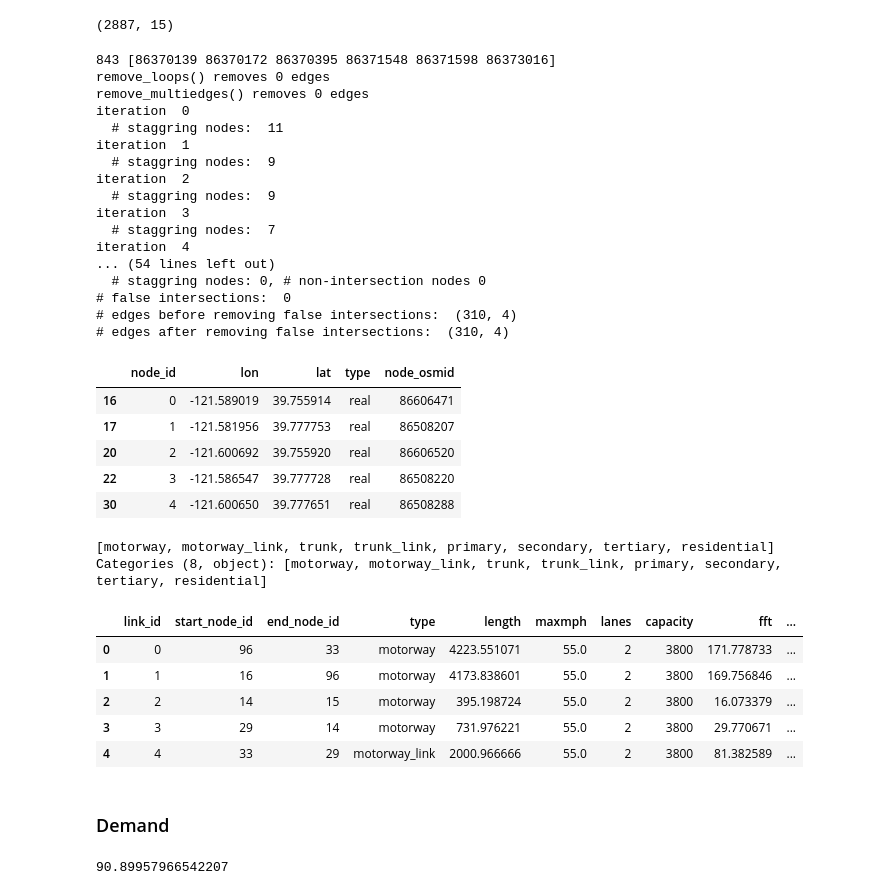
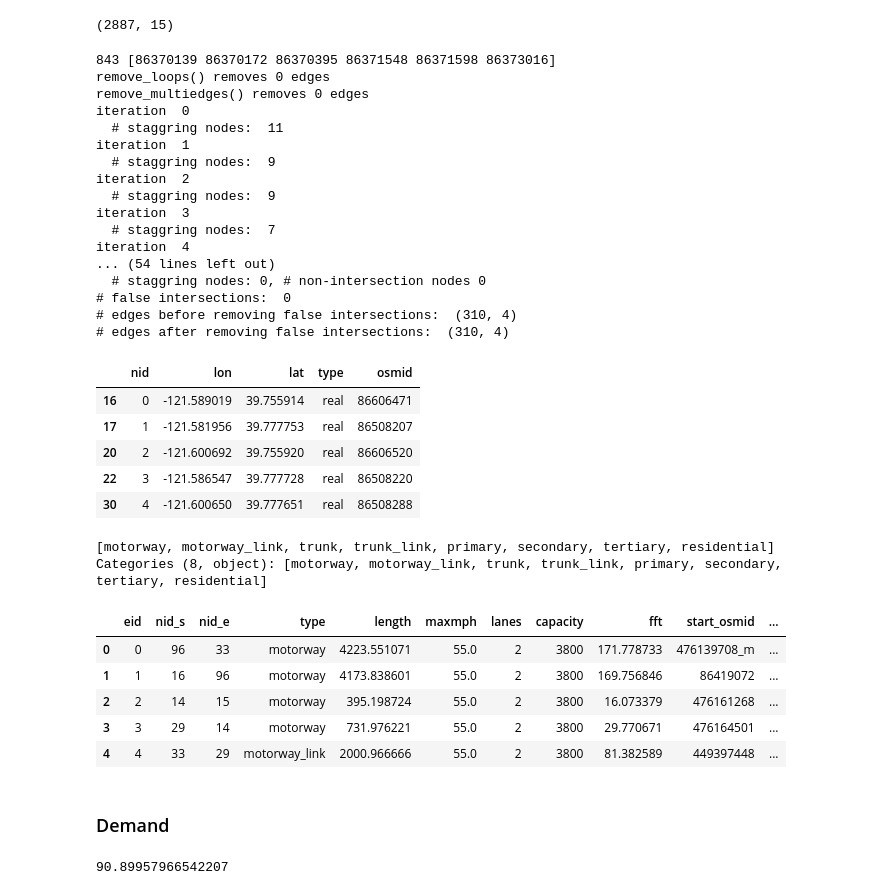
Before and after one commit to cb-cities/spatial_queue, a Jupyter notebook: projects/butte_osmnx/Butte.ipynb, the cells around one changed output. Cells and saved outputs as stored; diff of their text form; code cells hidden in the pictures.

Commit message:
butte fire processing

```diff
--- a/projects/butte_osmnx/Butte.ipynb
+++ b/projects/butte_osmnx/Butte.ipynb
@@ -144,58 +166,26 @@ nodes = gpd.GeoDataFrame(nodes, geometry=[Point(xy) for xy in zip(nodes.x, nodes
 ctm_nodes = nodes[nodes['osmid'].isin(ctm_nodes_list)].reset_index(drop=True)
 
 ### clean the network
-# ctm_nodes.to_csv('network_inputs/butte_simplified_ctm_nodes_test.csv', index=False)
-# ctm_edges.to_csv('network_inputs/butte_simplified_ctm_edges_test.csv', index=False)
-# ctm_nodes = pd.read_csv('network_inputs/butte_simplified_ctm_nodes_test.csv')
-# ctm_edges = pd.read_csv('network_inputs/butte_simplified_ctm_edges_test.csv')
-
 nodes_no_stag, edges_no_stag = reduce_network_util.remove_stag_nodes(ctm_nodes, ctm_edges, iteration=20)
-# nodes_no_stag.to_csv('network_inputs/butte_simplified_ctm_nodes_no_stag.csv', index=False)
-# edges_no_stag.to_csv('network_inputs/butte_simplified_ctm_edges_no_stag.csv', index=False)
-# nodes_no_stag = pd.read_csv('network_inputs/butte_simplified_ctm_nodes_test.csv')
-# edges_no_stag = pd.read_csv('network_inputs/butte_simplified_ctm_edges_test.csv')
-# print('********* ', edges_no_stag[edges_no_stag['osmid']=='538864403'].iloc[0])
-
 nodes_remain, edges_remain = reduce_network_util.remove_false_intersections(nodes_no_stag, edges_no_stag)
-# nodes_remain.to_csv('network_inputs/butte_simplified_ctm_nodes_no_false_int.csv', index=False)
-# edges_remain.to_csv('network_inputs/butte_simplified_ctm_edges_no_false_int.csv', index=False)
-# nodes_remain = pd.read_csv('network_inputs/butte_simplified_ctm_nodes_test.csv')
-# edges_remain = pd.read_csv('network_inputs/butte_simplified_ctm_edges_test.csv')
-# print('********* ', edges_remain[edges_remain['osmid']=='538864403'].iloc[0])
-
 nodes_long, edges_long = reduce_network_util.short_elements_to_nodes(nodes_remain, edges_remain)
-# # nodes_long.to_csv('network_inputs/butte_simplified_ctm_nodes_test.csv', index=False)
-# # edges_long.to_csv('network_inputs/butte_simplified_ctm_edges_test.csv', index=False)
-# # nodes_long = pd.read_csv('network_inputs/butte_simplified_ctm_nodes_test.csv')
-# # edges_long = pd.read_csv('network_inputs/butte_simplified_ctm_edges_test.csv')
-
 nodes_no_stag, edges_no_stag = reduce_network_util.remove_stag_nodes(nodes_long, edges_long)
-# # nodes_no_stag.to_csv('network_inputs/butte_simplified_ctm_nodes_test.csv', index=False)
-# # edges_no_stag.to_csv('network_inputs/butte_simplified_ctm_edges_test.csv', index=False)
-# # nodes_no_stag = pd.read_csv('network_inputs/butte_simplified_ctm_nodes_test.csv')
-# # edges_no_stag = pd.read_csv('network_inputs/butte_simplified_ctm_edges_test.csv')
-
 nodes_remain, edges_remain = reduce_network_util.remove_false_intersections(nodes_no_stag, edges_no_stag)
-# # nodes_remain.to_csv('network_inputs/butte_simplified_ctm_nodes_test.csv', index=False)
-# # edges_remain.to_csv('network_inputs/butte_simplified_ctm_edges_test.csv', index=False)
-# # nodes_remain = pd.read_csv('network_inputs/butte_simplified_ctm_nodes_test.csv')
-# # edges_remain = pd.read_csv('network_inputs/butte_simplified_ctm_edges_test.csv')
 
 ### populate node attributes
 nodes = nodes_remain[['x', 'y', 'osmid']].copy()
 nodes['type'] = 'real'
 nodes['node_id'] = np.arange(nodes.shape[0])
-nodes = nodes.rename(columns={'x': 'lon', 'y': 'lat', 'osmid': 'node_osmid'})
-display(nodes[['node_id', 'lon', 'lat', 'type', 'node_osmid']].head())
-nodes[['node_id', 'lon', 'lat', 'type', 'node_osmid']].to_csv('network_inputs/butte_simplified_ctm_nodes.csv', index=False)
+nodes = nodes.rename(columns={'x': 'lon', 'y': 'lat', 'node_id': 'nid'})
+display(nodes[['nid', 'lon', 'lat', 'type', 'osmid']].head())
+nodes[['nid', 'lon', 'lat', 'type', 'osmid']].to_csv('network_inputs/butte_simplified_ctm_nodes.csv', index=False)
 
 ### populate edge attributes
 edges = edges_remain[['u', 'v', 'highway', 'geometry']].copy()
 edges['link_id'] = np.arange(edges.shape[0])
-edges = edges.rename(columns={'u': 'start_osmid', 'v': 'end_osmid', 'highway': 'type'})
+edges = edges.rename(columns={'link_id': 'eid', 'u': 'start_osmid', 'v': 'end_osmid', 'highway': 'type'})
 # edges['start_osmid'] = edges['start_osmid'].astype('str')
-edges = edges.merge(nodes[['node_osmid', 'node_id']], how='left', left_on='start_osmid', right_on='node_osmid').merge(nodes[['node_osmid', 'node_id']], how='left', left_on='end_osmid', right_on='node_osmid', suffixes=['_start', '_end'])
-edges = edges.rename(columns={'node_id_start': 'start_node_id', 'node_id_end': 'end_node_id'})
+edges = edges.merge(nodes[['osmid', 'nid']], how='left', left_on='start_osmid', right_on='osmid').merge(nodes[['osmid', 'nid']], how='left', left_on='end_osmid', right_on='osmid', suffixes=['_s', '_e'])
 print(edges['type'].unique())
 
 # ### max speed
@@ -221,7 +211,7 @@ edges = gpd.GeoDataFrame(edges, crs='epsg:4326', geometry=edges['geometry'].appl
 edges['length'] = edges['geometry'].to_crs('epsg:3857').length
 edges['fft'] = edges['length']/edges['maxmph'] * 2.23694
 
-edges = edges[['link_id', 'start_node_id', 'end_node_id', 'type', 'length', 'maxmph', 'lanes', 'capacity', 'fft', 'start_osmid', 'end_osmid', 'geometry']]
+edges = edges[['eid', 'nid_s', 'nid_e', 'type', 'length', 'maxmph', 'lanes', 'capacity', 'fft', 'start_osmid', 'end_osmid', 'geometry']]
 display(edges.head())
 edges.to_csv('network_inputs/butte_simplified_ctm_edges.csv', index=False)
 
@@ -233,47 +223,47 @@ nodes['evac_zone'] = -1
 
 for zone in evac_zones.itertuples():
     zone_id = getattr(zone, 'id')
-    zone_geom = getattr(zone, 'geometry')
+    zone_geom = getattr(zone, 'geometry').buffer(10) ### a small buffer to cover nodes in the gap of zones
     coarse_node_ids = list(nodes_sindex.intersection(zone_geom.bounds))
     coarse_nodes = nodes.iloc[coarse_node_ids]
     precise_nodes = coarse_nodes[coarse_nodes.intersects(zone_geom)]
-    nodes['evac_zone'] = np.where(nodes['node_osmid'].isin(
-        precise_nodes['node_osmid']), zone_id, nodes['evac_zone'])
+    nodes['evac_zone'] = np.where(nodes['osmid'].isin(
+        precise_nodes['osmid']), zone_id, nodes['evac_zone'])
 
 nodes.groupby('evac_zone').size().head()
 nodes.to_crs('epsg:4326').to_csv('network_inputs/butte_simplified_ctm_nodes_zones.csv', index=False)
 # %% [output]
 843 [86370139 86370172 86370395 86371548 86371598 86373016]
 remove_loops() removes 0 edges
 remove_multiedges() removes 0 edges
 iteration  0
   # staggring nodes:  11
 iteration  1
   # staggring nodes:  9
 iteration  2
   # staggring nodes:  9
 iteration  3
   # staggring nodes:  7
 iteration  4
 ... (54 lines left out)
   # staggring nodes: 0, # non-intersection nodes 0
 # false intersections:  0
 # edges before removing false intersections:  (310, 4)
 # edges after removing false intersections:  (310, 4)
-|  | node_id | lon | lat | type | node_osmid |
+|  | nid | lon | lat | type | osmid |
 | 16 | 0 | -121.589019 | 39.755914 | real | 86606471 |
 | 17 | 1 | -121.581956 | 39.777753 | real | 86508207 |
 | 20 | 2 | -121.600692 | 39.755920 | real | 86606520 |
 | 22 | 3 | -121.586547 | 39.777728 | real | 86508220 |
 | 30 | 4 | -121.600650 | 39.777651 | real | 86508288 |
 [motorway, motorway_link, trunk, trunk_link, primary, secondary, tertiary, residential]
 Categories (8, object): [motorway, motorway_link, trunk, trunk_link, primary, secondary, tertiary, residential]
-|  | link_id | start_node_id | end_node_id | type | length | maxmph | lanes | capacity | fft | ... |
-| 0 | 0 | 96 | 33 | motorway | 4223.551071 | 55.0 | 2 | 3800 | 171.778733 | ... |
-| 1 | 1 | 16 | 96 | motorway | 4173.838601 | 55.0 | 2 | 3800 | 169.756846 | ... |
-| 2 | 2 | 14 | 15 | motorway | 395.198724 | 55.0 | 2 | 3800 | 16.073379 | ... |
-| 3 | 3 | 29 | 14 | motorway | 731.976221 | 55.0 | 2 | 3800 | 29.770671 | ... |
-| 4 | 4 | 33 | 29 | motorway_link | 2000.966666 | 55.0 | 2 | 3800 | 81.382589 | ... |
+|  | eid | nid_s | nid_e | type | length | maxmph | lanes | capacity | fft | start_osmid | ... |
+| 0 | 0 | 96 | 33 | motorway | 4223.551071 | 55.0 | 2 | 3800 | 171.778733 | 476139708_m | ... |
+| 1 | 1 | 16 | 96 | motorway | 4173.838601 | 55.0 | 2 | 3800 | 169.756846 | 86419072 | ... |
+| 2 | 2 | 14 | 15 | motorway | 395.198724 | 55.0 | 2 | 3800 | 16.073379 | 476161268 | ... |
+| 3 | 3 | 29 | 14 | motorway | 731.976221 | 55.0 | 2 | 3800 | 29.770671 | 476164501 | ... |
+| 4 | 4 | 33 | 29 | motorway_link | 2000.966666 | 55.0 | 2 | 3800 | 81.382589 | 449397448 | ... |
 # %%
 ### Assign speed etc to CTM edges
 # %% [markdown]
@@ -290,7 +280,8 @@ from shapely import wkt
 from shapely.geometry import Point
 # %%
 ### node file
-nodes_df = pd.read_csv('network_inputs/butte_ctm_nodes_sim.csv')
+# nodes_df = pd.read_csv('network_inputs/butte_simplified_ctm_nodes.csv')
+nodes_df = pd.read_csv('network_inputs/butte_nodes_sim.csv')
 nodes_gdf = gpd.GeoDataFrame(nodes_df, geometry=[Point(xy) for xy in zip(nodes_df.lon, nodes_df.lat)], crs='epsg:4326').to_crs('epsg:3857')
 
 ### city boundary
@@ -306,12 +297,10 @@ parcels = gpd.read_file('demand_inputs/BCAG_GIS_Request/parcel/parcel.shp').to_c
 
 ### evacuation zone
 evac_zones = gpd.read_file('demand_inputs/digitized_evacuation_zone/digitized_evacuation_zone.shp').to_crs('epsg:3857')
+evac_zones_test = evac_zones.loc[evac_zones['id']<=14].copy()
+evac_zones_test.to_crs('epsg:3857')['geometry'].unary_union.area/1e6
+# %% [output]
+90.89957966542207
-# %%
-evac_zones_test = evac_zones.loc[evac_zones['id']<=14].copy()
-evac_zones_test.to_crs('epsg:3857')['geometry'].unary_union.area/1e6
-# evac_zones
-# %% [output]
-90.89957966542207
 # %%
 ### Residential parcels in Paradise
 ### did not consider Magalia and needs to be changed in the future
```
Also changed, not shown: parts of 17 cells of this notebook, 2 other files.
